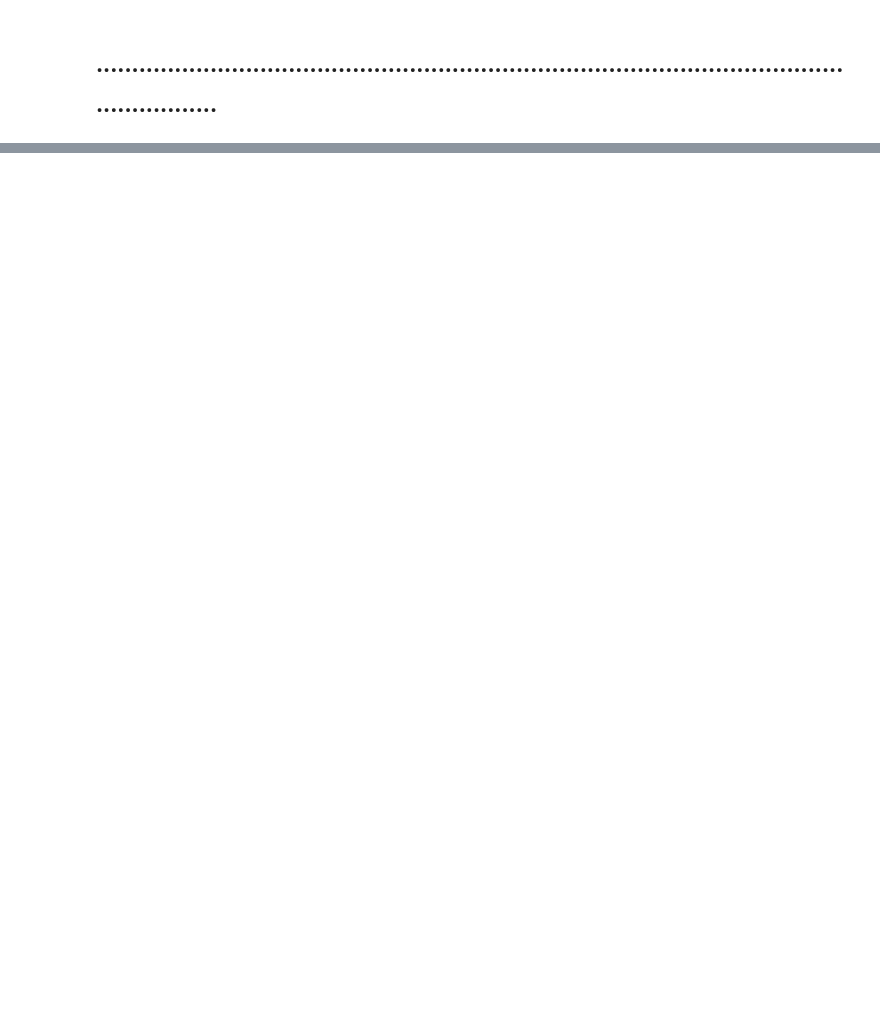
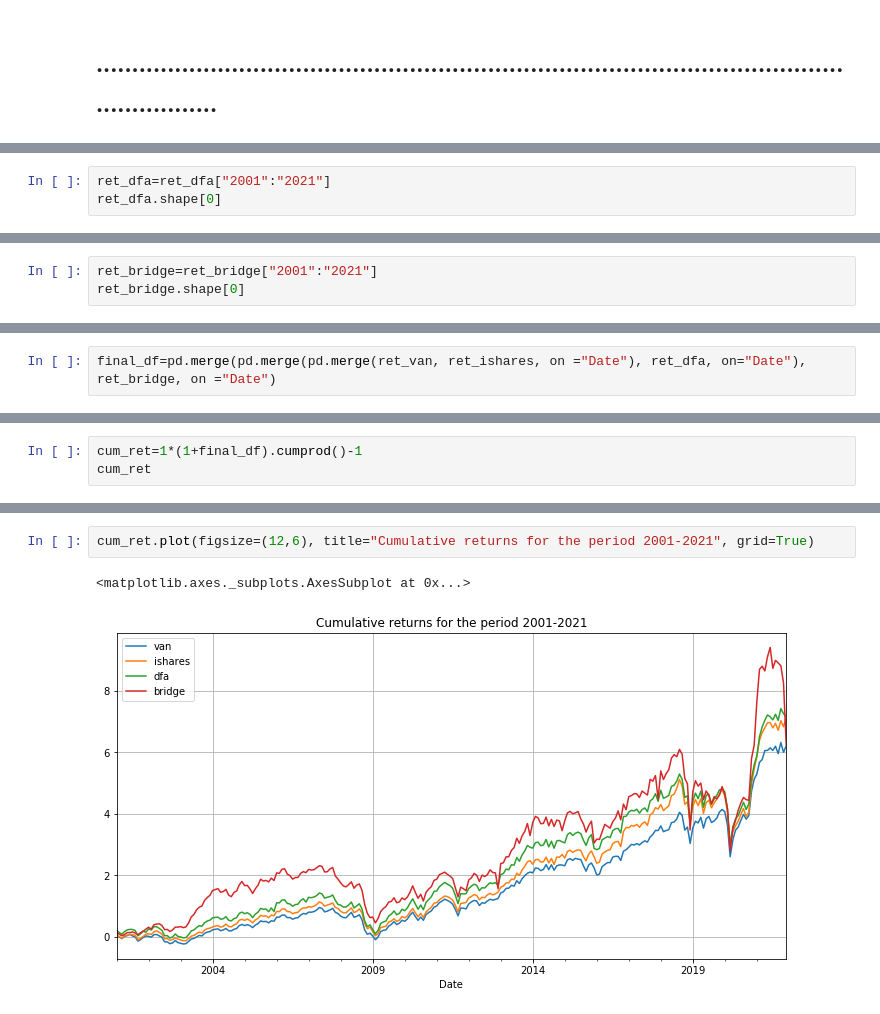
Before and after one commit to biv-neupane7/Code-for-the-articles, a Jupyter notebook: Article 16.ipynb, the cells around one changed output, grey strips where cells are left out. Cells and saved outputs as stored; diff of their text form; blank space fills up the shorter version.

```diff
--- a/Article 16.ipynb
+++ b/Article 16.ipynb
@@ -153,0 +231,3 @@ ret_bridge.head()
+# %%
+ret_dfa=ret_dfa["2001":"2021"]
+ret_dfa.shape[0]
@@ -153,0 +236,3 @@ ret_bridge.head()
+# %%
+ret_bridge=ret_bridge["2001":"2021"]
+ret_bridge.shape[0]
@@ -153,0 +245,2 @@ ret_bridge.head()
+# %%
+final_df=pd.merge(pd.merge(pd.merge(ret_van, ret_ishares, on ="Date"), ret_dfa, on="Date"), ret_bridge, on ="Date")
@@ -153,0 +277,3 @@ ret_bridge.head()
+# %%
+cum_ret=1*(1+final_df).cumprod()-1
+cum_ret
@@ -153,0 +295,5 @@ ret_bridge.head()
+# %%
+cum_ret.plot(figsize=(12,6), title="Cumulative returns for the period 2001-2021", grid=True)
+# %% [output]
+<matplotlib.axes._subplots.AxesSubplot at 0x...>
+[figure, added]
```
Also changed, not shown: parts of 59 cells of this notebook.
